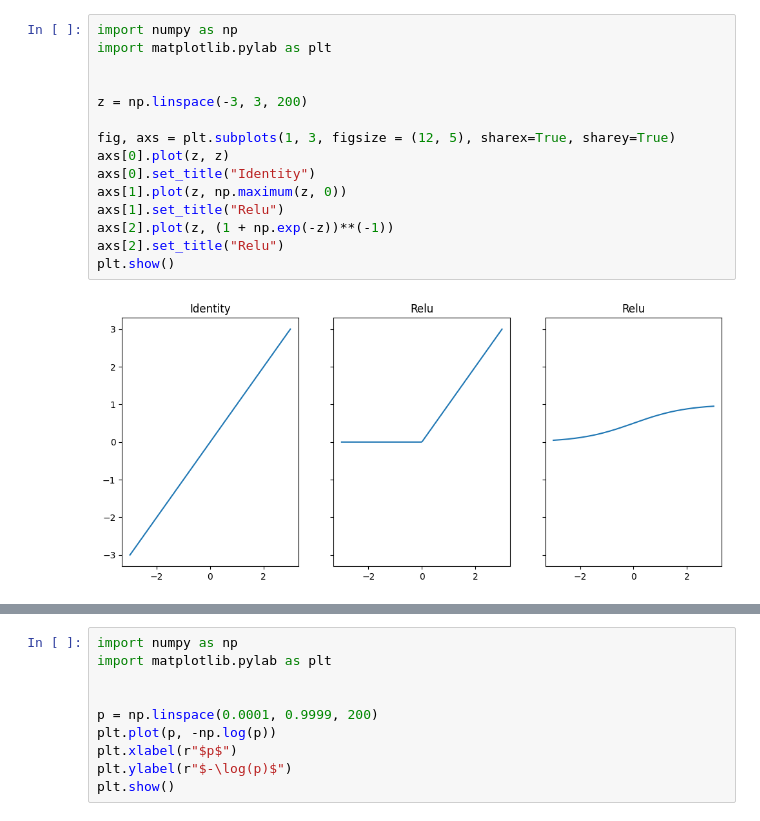
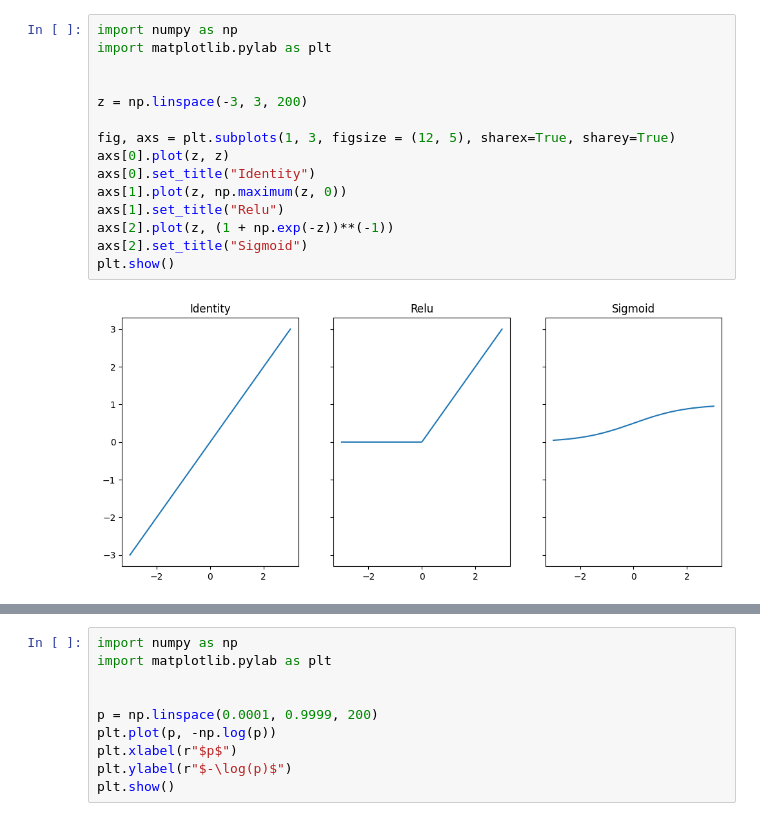
Before and after one commit to RalfKellner/dltaonlinebook, a Jupyter notebook: 03_neural_networks.ipynb, the cells around one changed output, grey strips where cells are left out. Saved outputs shown, nothing was run; the diff lists cells and outputs as text.

```diff
--- a/03_neural_networks.ipynb
+++ b/03_neural_networks.ipynb
@@ -41,17 +38,17 @@ See the output below for their visualization.
 # %%
 import numpy as np
 import matplotlib.pylab as plt
 
 
 z = np.linspace(-3, 3, 200)
 
 fig, axs = plt.subplots(1, 3, figsize = (12, 5), sharex=True, sharey=True)
 axs[0].plot(z, z)
 axs[0].set_title("Identity")
 axs[1].plot(z, np.maximum(z, 0))
 axs[1].set_title("Relu")
 axs[2].plot(z, (1 + np.exp(-z))**(-1))
-axs[2].set_title("Relu")
+axs[2].set_title("Sigmoid")
 plt.show()
 # %% [output]
-[figure, old version]
+[figure, new version]
```
Also changed, not shown: parts of 11 cells of this notebook, 25 other files.
